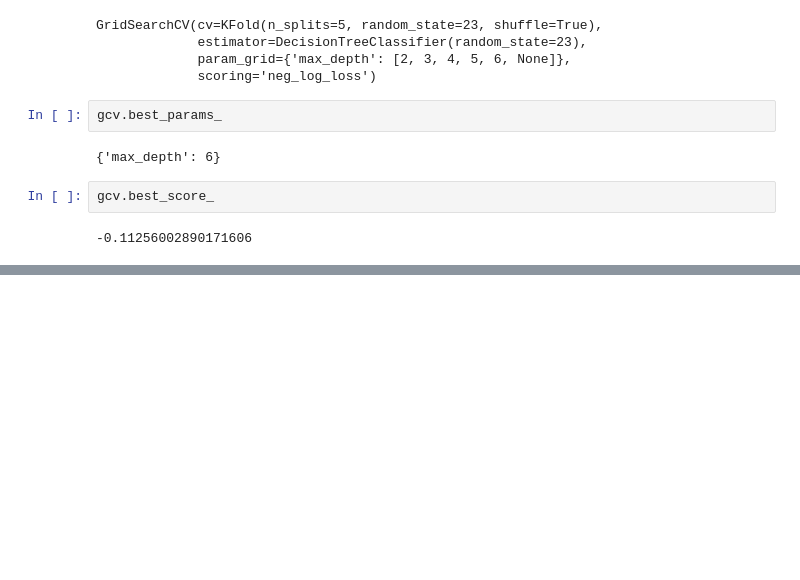
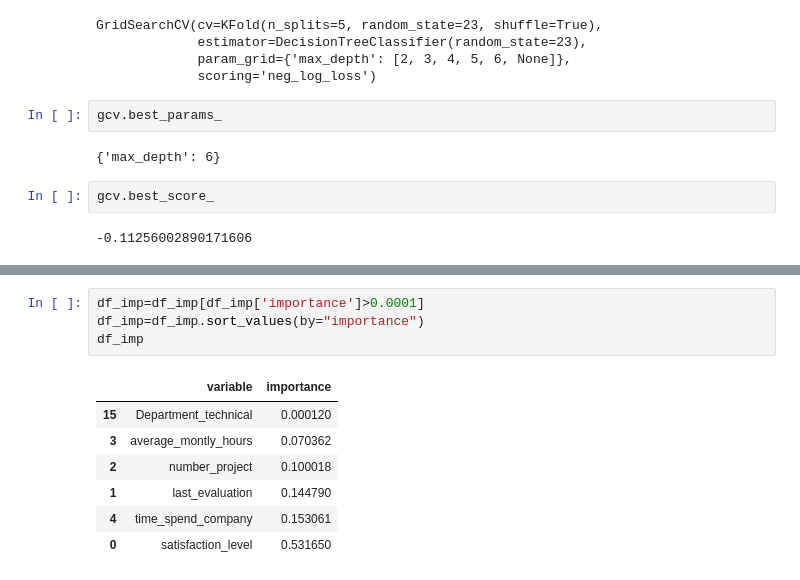
Before and after one commit to VishalJ1617/ML, a Jupyter notebook: Decision_tree.ipynb, the cells around one changed output, grey strips where cells are left out. Saved outputs shown, nothing was run; the diff lists cells and outputs as text; blank space fills up the shorter version.

```diff
--- a/Decision_tree.ipynb
+++ b/Decision_tree.ipynb
@@ -101,0 +126,12 @@ gcv.best_score_
+# %%
+df_imp=df_imp[df_imp['importance']>0.0001]
+df_imp=df_imp.sort_values(by="importance")
+df_imp
+# %% [output]
+|  | variable | importance |
+| 15 | Department_technical | 0.000120 |
+| 3 | average_montly_hours | 0.070362 |
+| 2 | number_project | 0.100018 |
+| 1 | last_evaluation | 0.144790 |
+| 4 | time_spend_company | 0.153061 |
+| 0 | satisfaction_level | 0.531650 |
```
Also changed, not shown: parts of 4 cells of this notebook.
